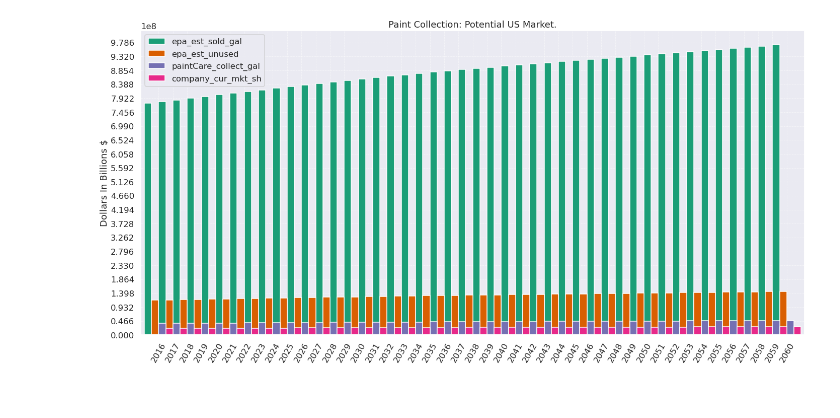
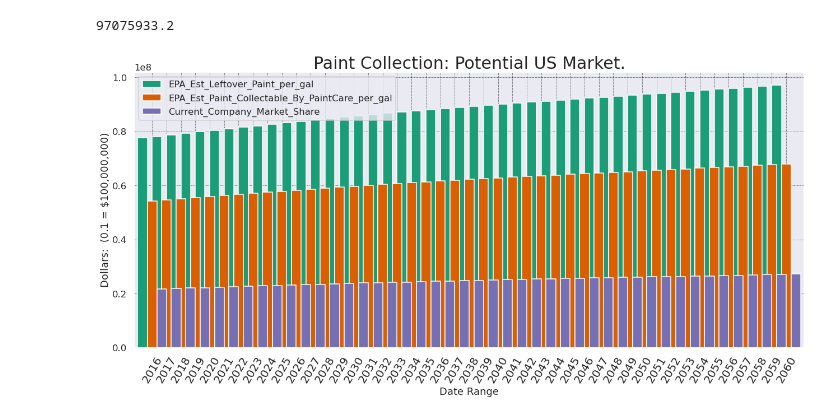
Before and after one commit to ramraider011235/Something-About-Paint-A-New-Industry-is-Born-, a Jupyter notebook: notebooks/final_lab.ipynb, the cells around one changed output. Cells and saved outputs as stored; diff of their text form; code cells hidden in the pictures.

```diff
--- a/notebooks/final_lab.ipynb
+++ b/notebooks/final_lab.ipynb
@@ -43,25 +49,34 @@ data = clean(data)
 # %%
-census = data[0][['year','total_pop']]
-census['total_pop'] = census['total_pop'].astype(float)
-census['epa_est_sold_gal'] = census['total_pop'] * 2.4
-census['epa_est_unused'] = census['epa_est_sold_gal'] * 0.15
-census['paintCare_collect_gal'] = census['epa_est_sold_gal'] * 0.05
-census['company_cur_mkt_sh'] = census['paintCare_collect_gal'] * 0.57
+### ### ### ### ### ###    ### ### ### ### ### ###     ### ### ### ### ### ###
 
-x = np.arange(len(census['epa_est_sold_gal']))
-step = int((int(census['epa_est_sold_gal'].max()) - int(census['paintCare_collect_gal'].min())) / 20)
-y = np.arange(0, int(census['epa_est_sold_gal'].max()) + step, step)
-fig = plt.figure(figsize=(20, 10))
-ax = fig.add_subplot(111, ylabel='Dollars In Billions $')
-census[['epa_est_sold_gal', 'epa_est_unused', 'paintCare_collect_gal', 'company_cur_mkt_sh']].plot(kind = 'bar', ax=ax, width = 2)
-ax.set_xticks(x)
-ax.set_xticklabels(census['year'], rotation = 60)
-ax.set_yticks(y)
-ax.set_title('Paint Collection: Potential US Market.')
-plt.grid(which="major", linestyle='-.', linewidth=0.5)
-sns.set(style='darkgrid', context='talk', palette='Dark2')
-plt.tight_layout()
-plt.savefig('images/census_bar_potential_mkt.png')
-plt.show()
+def census():
+    census = data[0][['year','total_pop']]
+    census['total_pop'] = census['total_pop'].astype(float)
+    census['EPA_Annual_Est_Paint_Sold_per_gal'] = census['total_pop'] * 2.4
+    census['EPA_Est_Leftover_Paint_per_gal'] = census['EPA_Annual_Est_Paint_Sold_per_gal'] * 0.10
+    census['EPA_Est_Paint_Collectable_By_PaintCare_per_gal'] = census['EPA_Est_Leftover_Paint_per_gal'] * 0.70
+    census['Current_Company_Market_Share'] = census['EPA_Est_Paint_Collectable_By_PaintCare_per_gal'] * 0.4
+
+    print(census['EPA_Est_Leftover_Paint_per_gal'].max())
+
+    x = np.arange(len(census['EPA_Est_Leftover_Paint_per_gal']))
+    y = np.arange((census['EPA_Est_Leftover_Paint_per_gal'].max()), 500000)
+
+    fig = plt.figure(figsize=(18, 9))
+
+    ax = fig.add_subplot(111, ylabel='Dollars:  (0.1 = $100,000,000)', xlabel = 'Date Range')
+    census[['EPA_Est_Leftover_Paint_per_gal', 'EPA_Est_Paint_Collectable_By_PaintCare_per_gal', 'Current_Company_Market_Share']].plot(kind = 'bar', ax=ax, width = 2)
+
+    ax.set_xticks(x)
+    ax.set_xticklabels(census['year'], rotation = 60, fontsize = 20)
+    ax.set_yticks(y , [['EPA_Est_Leftover_Paint_per_gal', 'EPA_Est_Paint_Collectable_By_PaintCare_per_gal', 'Current_Company_Market_Share']])
+    ax.set_title('Paint Collection: Potential US Market.', fontsize = 30)
+    plt.grid(which="major", color='k', linestyle='-.', linewidth=0.5)
+    sns.set(style='darkgrid', context='talk', palette='Dark2')
+    plt.tight_layout()
+    plt.savefig('/home/gordon/galvanize/capstones/capstone1/images/census_bar_potential_mkt.png')
+    plt.show()
+census()
 # %% [output]
+97075933.2
-[figure, old version]
+[figure, new version]
```
Also changed, not shown: parts of 17 cells of this notebook, 23 other files.
